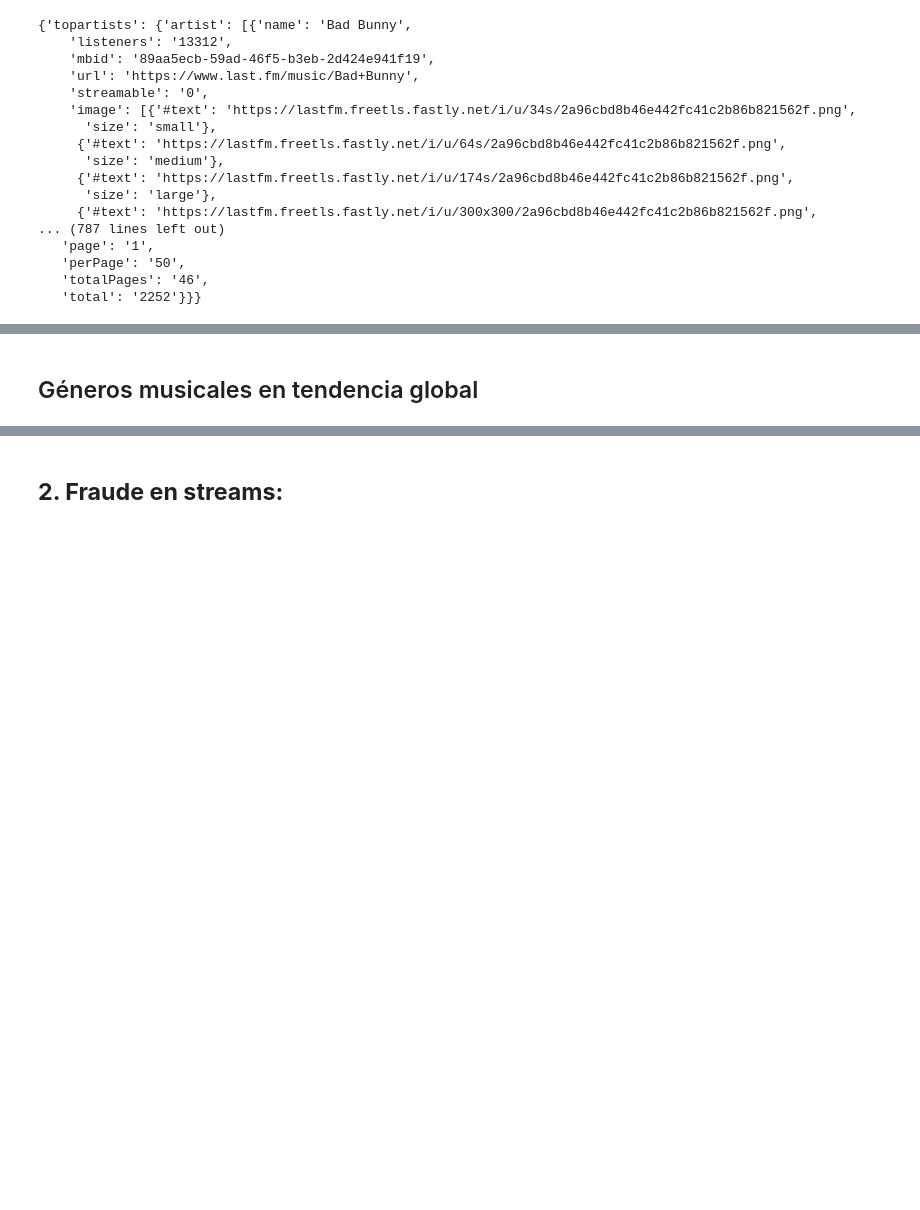
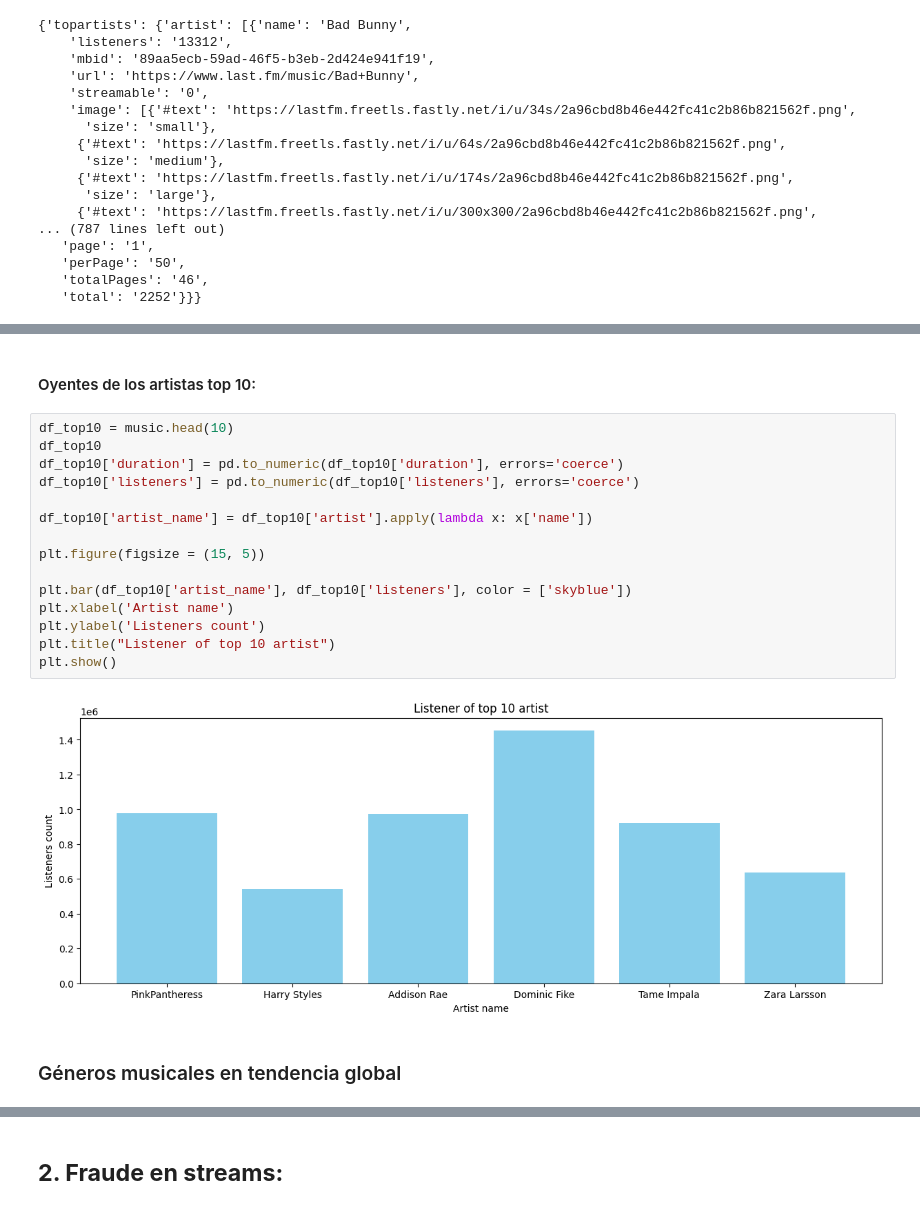
Before and after one commit to 4GeeksAcademy/ProyectoFinal23, a Jupyter notebook: src/Recolectar_Data.ipynb, the cells around one changed output, grey strips where cells are left out. Saved outputs shown, nothing was run; the diff lists cells and outputs as text; blank space fills up the shorter version.

```diff
--- a/src/Recolectar_Data.ipynb
+++ b/src/Recolectar_Data.ipynb
@@ -320,8 +318,27 @@ artists_country.head()
 | 2 | Bad Gyal | 8632 | 9cb2e99f-d0ba-4aa5-a371-0006b0d34090 | https://www.last.fm/music/Bad+Gyal | 0 | [{'#text': 'https://lastfm.freetl... | {'rank': '3'} |
 | 3 | Taylor Swift | 8578 | 20244d07-534f-4eff-b4d4-930878889970 | https://www.last.fm/music/Taylor+... | 0 | [{'#text': 'https://lastfm.freetl... | {'rank': '4'} |
 | 4 | Charli xcx | 8114 | 260b6184-8828-48eb-945c-bc4cb6fc34ca | https://www.last.fm/music/Charli+xcx | 0 | [{'#text': 'https://lastfm.freetl... | {'rank': '5'} |
+# %% [markdown]
+#### Oyentes de los artistas top 10:
+# %%
+df_top10 = music.head(10)
+df_top10
+df_top10['duration'] = pd.to_numeric(df_top10['duration'], errors='coerce')
+df_top10['listeners'] = pd.to_numeric(df_top10['listeners'], errors='coerce')
+
+df_top10['artist_name'] = df_top10['artist'].apply(lambda x: x['name'])
+
+plt.figure(figsize = (15, 5))
+
+plt.bar(df_top10['artist_name'], df_top10['listeners'], color = ['skyblue'])
+plt.xlabel('Artist name')
+plt.ylabel('Listeners count')
+plt.title("Listener of top 10 artist")
+plt.show()
+# %% [output]
+[figure, added]
 # %% [markdown]
-## Géneros musicales en tendencia global
+### Géneros musicales en tendencia global
 # %%
 
 def get_trending_tags(api_key):
```
Also changed, not shown: parts of 15 cells of this notebook.
